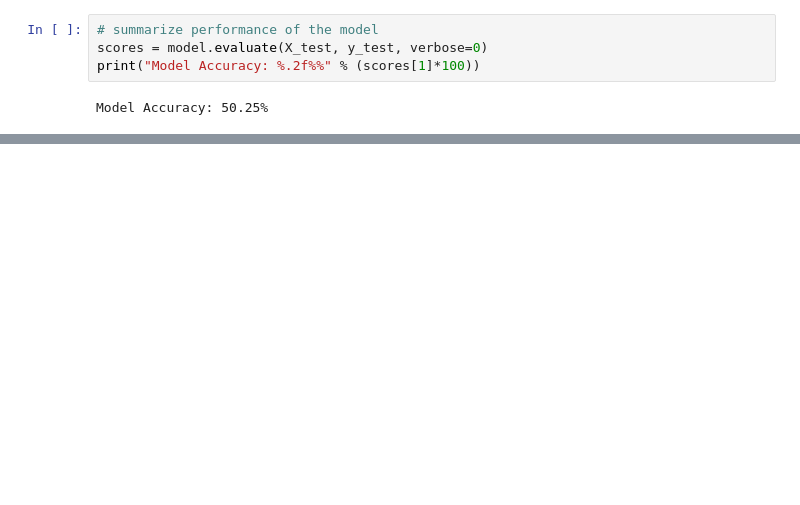
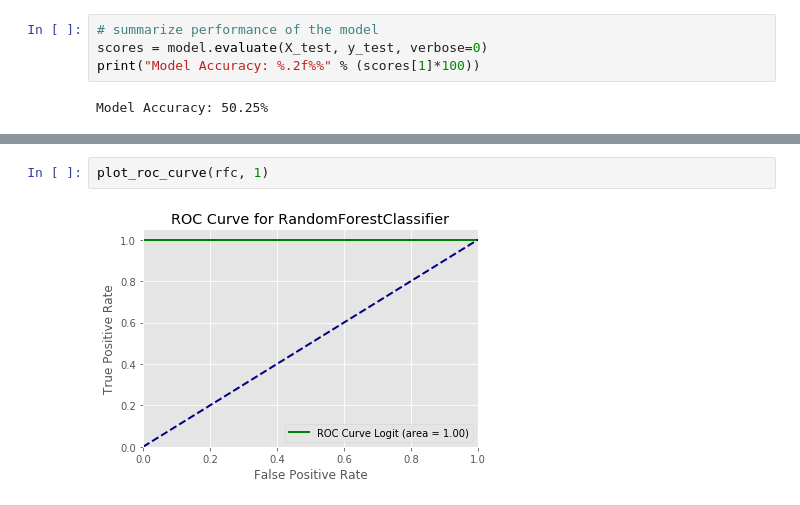
Before and after one commit to ericbenhamou/DataMarketing_Project, a Jupyter notebook: M6_challenge.ipynb, the cells around one changed output, grey strips where cells are left out. Cells and saved outputs as stored; diff of their text form; blank space fills up the shorter version.

```diff
--- a/M6_challenge.ipynb
+++ b/M6_challenge.ipynb
@@ -364,0 +373,4 @@ X_train.shape
+# %%
+plot_roc_curve(rfc, 1)
+# %% [output]
+[figure, added]
```
Also changed, not shown: parts of 22 cells of this notebook.
